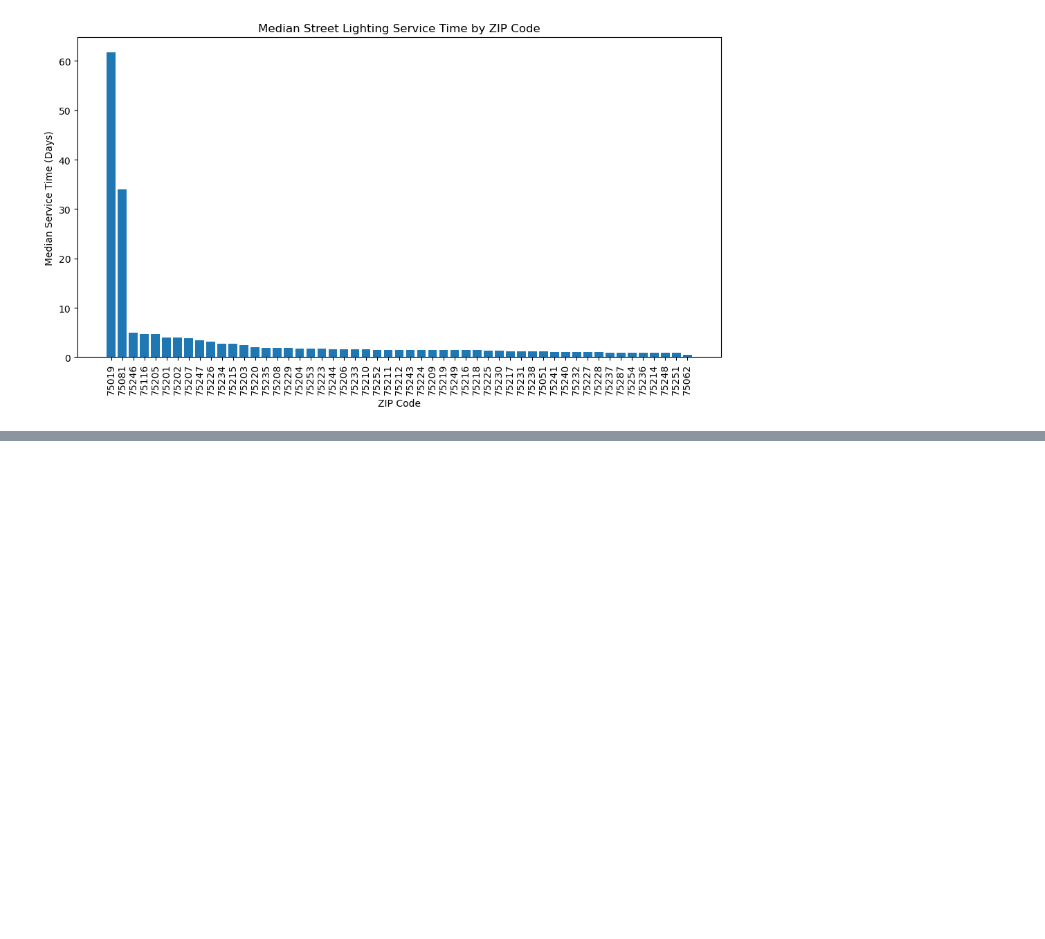
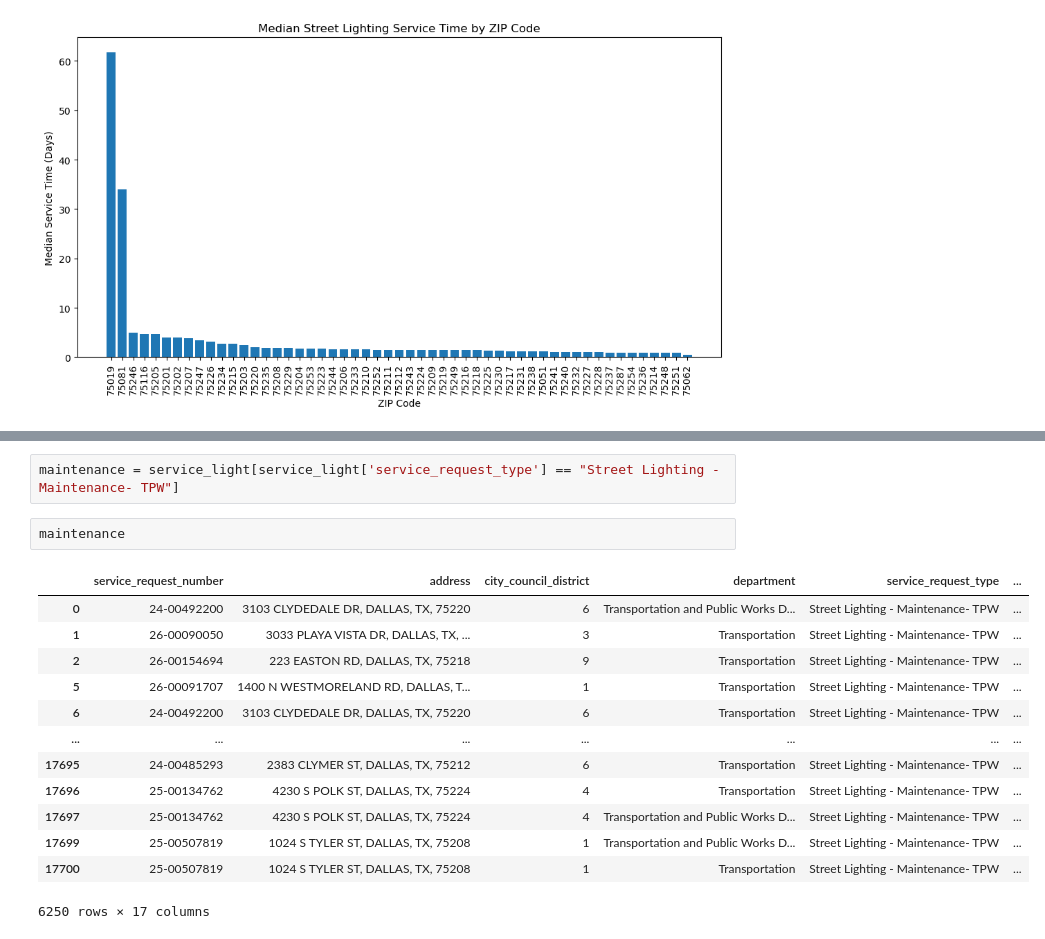
Before and after one commit to ratraverfallick/Hackathon_REU2026_Group4, a Jupyter notebook: lightdata.ipynb, the cells around one changed output, grey strips where cells are left out. Saved outputs shown, nothing was run; the diff lists cells and outputs as text; blank space fills up the shorter version.

Commit message:
filtered year/maintenance csv

```diff
--- a/lightdata.ipynb
+++ b/lightdata.ipynb
@@ -200,0 +214,18 @@ plt.show()
+# %%
+maintenance = service_light[service_light['service_request_type'] == "Street Lighting - Maintenance- TPW"]
+# %%
+maintenance
+# %% [output]
+|  | service_request_number | address | city_council_district | department | service_request_type | ... |
+| 0 | 24-00492200 | 3103 CLYDEDALE DR, DALLAS, TX, 75220 | 6 | Transportation and Public Works D... | Street Lighting - Maintenance- TPW | ... |
+| 1 | 26-00090050 | 3033 PLAYA VISTA DR, DALLAS, TX, ... | 3 | Transportation | Street Lighting - Maintenance- TPW | ... |
+| 2 | 26-00154694 | 223 EASTON RD, DALLAS, TX, 75218 | 9 | Transportation | Street Lighting - Maintenance- TPW | ... |
+| 5 | 26-00091707 | 1400 N WESTMORELAND RD, DALLAS, T... | 1 | Transportation | Street Lighting - Maintenance- TPW | ... |
+| 6 | 24-00492200 | 3103 CLYDEDALE DR, DALLAS, TX, 75220 | 6 | Transportation | Street Lighting - Maintenance- TPW | ... |
+| ... | ... | ... | ... | ... | ... | ... |
+| 17695 | 24-00485293 | 2383 CLYMER ST, DALLAS, TX, 75212 | 6 | Transportation | Street Lighting - Maintenance- TPW | ... |
+| 17696 | 25-00134762 | 4230 S POLK ST, DALLAS, TX, 75224 | 4 | Transportation | Street Lighting - Maintenance- TPW | ... |
+| 17697 | 25-00134762 | 4230 S POLK ST, DALLAS, TX, 75224 | 4 | Transportation and Public Works D... | Street Lighting - Maintenance- TPW | ... |
+| 17699 | 25-00507819 | 1024 S TYLER ST, DALLAS, TX, 75208 | 1 | Transportation and Public Works D... | Street Lighting - Maintenance- TPW | ... |
+| 17700 | 25-00507819 | 1024 S TYLER ST, DALLAS, TX, 75208 | 1 | Transportation | Street Lighting - Maintenance- TPW | ... |
+6250 rows × 17 columns
```
Also changed, not shown: parts of 5 cells of this notebook, 1 other file.
